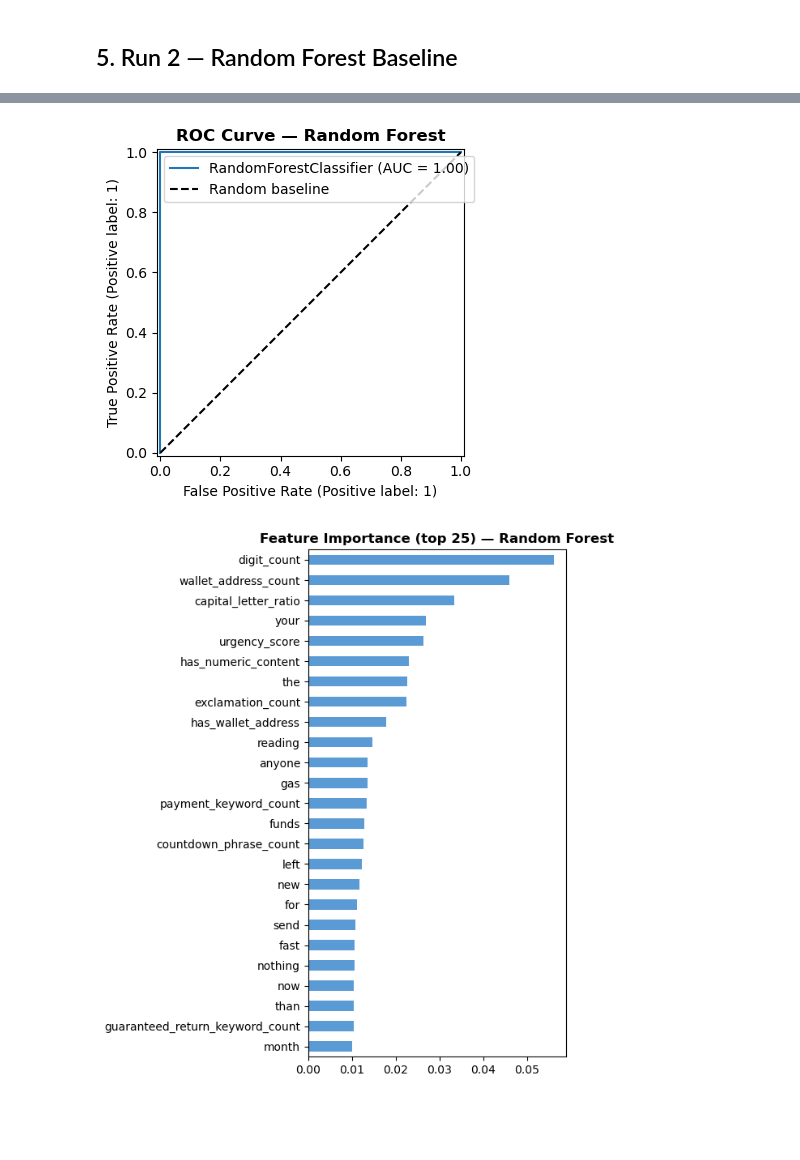
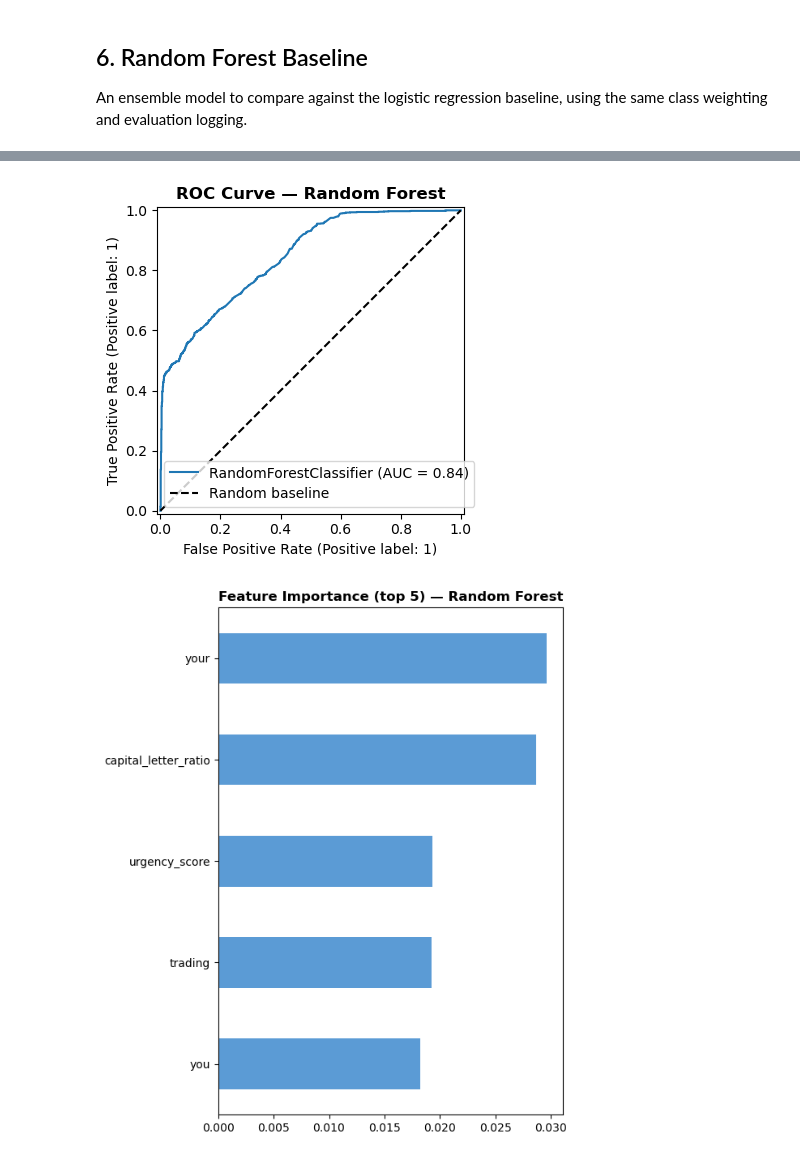
Before and after one commit to evaonghuilin-hub/CryptoScam-AI, a Jupyter notebook: notebooks/02_baseline_experiments_sagemaker_mlflow_app_with_team03.ipynb, the cells around one changed output, grey strips where cells are left out. Cells and saved outputs as stored; diff of their text form; code cells hidden in the pictures; blank space fills up the shorter version.

Commit message:
Progress Check: notebook fixes, app page updates, requirements

```diff
--- a/notebooks/02_baseline_experiments_sagemaker_mlflow_app_with_team03.ipynb
+++ b/notebooks/02_baseline_experiments_sagemaker_mlflow_app_with_team03.ipynb
@@ -318,7 +249,7 @@ import pandas as pd, numpy as np
 import scipy.sparse as sp
 import joblib
 
-SCAM_LABEL = "scam"  # update if the dataset uses a different positive-class label string
+SCAM_LABEL = "scam"
 
 s3 = boto3.client("s3")
 PROCESSED_PREFIX = f"{PREFIX}/processed"
@@ -336,14 +267,14 @@ train_df = load_csv_from_s3(BUCKET, f"{PROCESSED_PREFIX}/train.csv")
 test_df = load_csv_from_s3(BUCKET, f"{PROCESSED_PREFIX}/test.csv")
 vectorizer = load_joblib_from_s3(BUCKET, f"{PROCESSED_PREFIX}/tfidf_vectorizer.joblib")
 
-print(f"Loaded processed data from s3://{BUCKET}/{PROCESSED_PREFIX}/ (produced by Notebook 01)")
+print(f"Loaded processed data from s3://{BUCKET}/{PROCESSED_PREFIX}/")
 
 engineered_cols = [
     "urgency_keyword_count", "guaranteed_return_keyword_count", "countdown_phrase_count",
-    "exclamation_count", "urgency_score", "has_wallet_address", "wallet_address_count",
+    "exclamation_count", "urgency_score", "has_wallet_address",
     "has_url", "url_count", "has_email", "has_phone_number", "payment_keyword_count",
-    "off_platform_keyword_count", "credential_keyword_count", "message_length",
-    "capital_letter_ratio", "has_numeric_content", "digit_count",
+    "off_platform_keyword_count", "credential_keyword_count",
+    "capital_letter_ratio", "has_numeric_content",
 ]
 
 X_train_tfidf = vectorizer.transform(train_df["clean_text"])
@@ -352,15 +283,11 @@ X_test_tfidf = vectorizer.transform(test_df["clean_text"])
 X_train = sp.hstack([X_train_tfidf, train_df[engineered_cols].values]).tocsr()
 X_test = sp.hstack([X_test_tfidf, test_df[engineered_cols].values]).tocsr()
 
-# Feature names for plots below (X_train is a sparse matrix, not a DataFrame,
-# so there is no `.columns` the way the tutor's tabular version had).
 FEATURE_NAMES = list(vectorizer.get_feature_names_out()) + engineered_cols
 
-# Binarise labels (1 = scam), matching the tutor's own Notebook 01 target binarisation.
 y_train = (train_df["label"] == SCAM_LABEL).astype(int)
 y_test = (test_df["label"] == SCAM_LABEL).astype(int)
 
 print(f'Train: {X_train.shape[0]} rows, {X_train.shape[1]} features')
-print(f'Test : {X_test.shape[0]}  rows')
-print(f'Scam rate — train: {y_train.mean():.1%} | test: {y_test.mean():.1%}')
+print(f'Test: {X_test.shape[0]} rows')
 # %% [output]
@@ -419,10 +345,10 @@ def log_roc_curve(model, X_te, y_te, title):
         mlflow.log_artifact(p, artifact_path ='plots')
     plt.show(); plt.close()
 
-def log_feature_importance(model, feature_names, title, top_n=25):
+def log_feature_importance(model, feature_names, title, top_n=5):
     if not hasattr(model,'feature_importances_'): return
     imp = pd.Series(model.feature_importances_, index=feature_names).sort_values(ascending=True)
-    imp = imp.tail(top_n)  # ADAPTED: TF-IDF gives thousands of features, so only show the top ones
+    imp = imp.tail(top_n)
     fig, ax = plt.subplots(figsize=(6,7))
     imp.plot(kind='barh', ax=ax, color='#5B9BD5')
     ax.set_title(f'Feature Importance (top {top_n}) — {title}', fontweight='bold')
@@ -432,5 +358,3 @@ def log_feature_importance(model, feature_names, title, top_n=25):
         fig.savefig(p, dpi=100, bbox_inches='tight')
         mlflow.log_artifact(p, artifact_path ='plots')
     plt.show(); plt.close()
-
-print('Helper functions ready.')
@@ -442,12 +364,12 @@ Helper functions ready.
 The simplest model that makes sense for binary classification. Sets a performance floor that more complex models must beat.
 # %%
 from sklearn.linear_model import LogisticRegression
+from sklearn.model_selection import StratifiedKFold, cross_val_score
+
 
 run_name = f"{TEAM_ID}_{STUDENT_ID}_logistic_regression_baseline"
 
-# ADAPTED: class_weight='balanced' added (kept from this project's previous baseline
-# notebook) since the scam dataset is imbalanced -- the proposal prioritises recall.
-LR_PARAMS = {'C':1.0, 'max_iter':1000, 'solver':'lbfgs', 'class_weight':'balanced', 'random_state':RANDOM_STATE}
+LR_PARAMS = {'C':1.0, 'max_iter':1000, 'solver':'lbfgs', 'random_state':RANDOM_STATE}
 
 with mlflow.start_run(run_name=run_name) as run:
 
@@ -467,7 +389,8 @@ with mlflow.start_run(run_name=run_name) as run:
     LR_RUN_ID = run.info.run_id
 
 print('LOGISTIC REGRESSION RESULTS')
-for k,v in sorted(metrics.items()):
-    print(f'  {"TRAIN" if k.startswith("train") else "TEST "} {k:<25}: {v}')
+for k, v in sorted(metrics.items()):
+    split = 'TRAIN' if k.startswith('train') else 'TEST'
+    print(f'  {split} {k}: {v}')
 print(f'Run ID: {LR_RUN_ID}')
 # %% [output]
@@ -490,12 +485,14 @@ Run ID: bf32c90108584d7fa52220f8f7f8e30e
 # %% [markdown]
-## 5. Run 2 — Random Forest Baseline
+## 6. Random Forest Baseline
+
+An ensemble model to compare against the logistic regression baseline, using the same class weighting and evaluation logging.
 # %%
 from sklearn.ensemble import RandomForestClassifier
 
 run_name = f"{TEAM_ID}_{STUDENT_ID}_random_forest_baseline"
 
 RF_PARAMS = {'n_estimators':100,'max_depth':6,'min_samples_leaf':4,
-             'class_weight':'balanced','random_state':RANDOM_STATE,'n_jobs':-1}
+             'random_state':RANDOM_STATE,'n_jobs':-1}
 
 with mlflow.start_run(run_name=run_name) as run:
 
@@ -516,6 +513,7 @@ with mlflow.start_run(run_name=run_name) as run:
     RF_RUN_ID = run.info.run_id
 
 print('RANDOM FOREST RESULTS')
-for k,v in sorted(metrics.items()):
-    print(f'  {"TRAIN" if k.startswith("train") else "TEST "} {k:<25}: {v}')
+for k, v in sorted(metrics.items()):
+    split = 'TRAIN' if k.startswith('train') else 'TEST'
+    print(f'  {split} {k}: {v}')
 # %% [output]
@@ -523,2 +521,2 @@ for k,v in sorted(metrics.items()):
-[figure, old version]
+[figure, new version]
-[figure, old version]
+[figure, new version]
```
Also changed, not shown: parts of 35 cells of this notebook, 17 other files.
